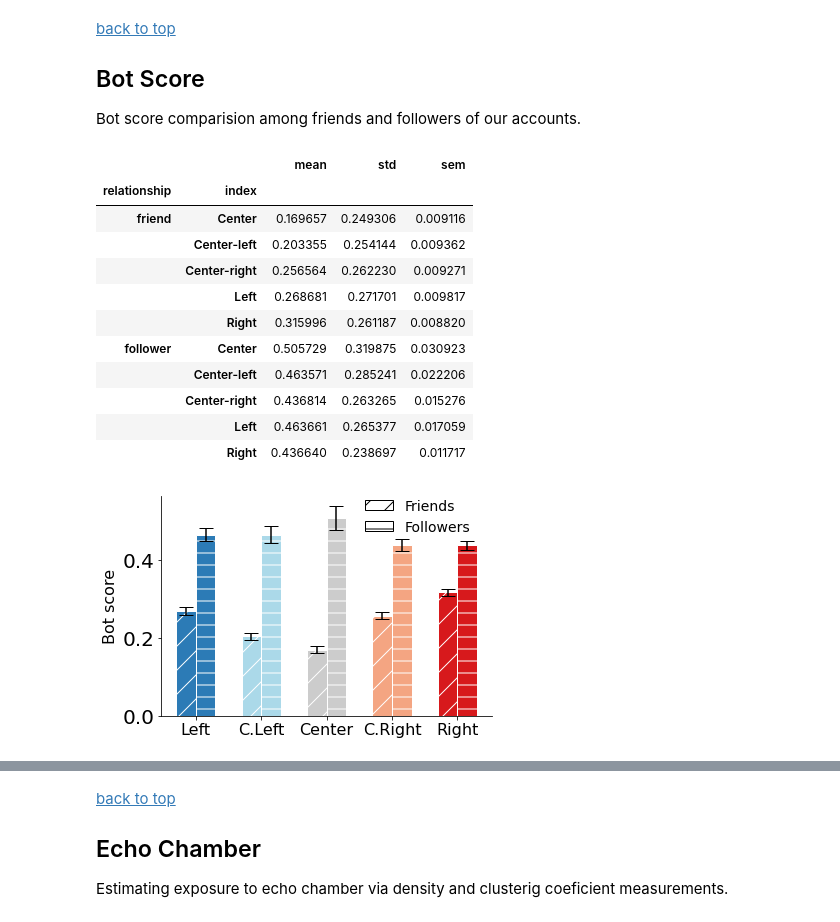
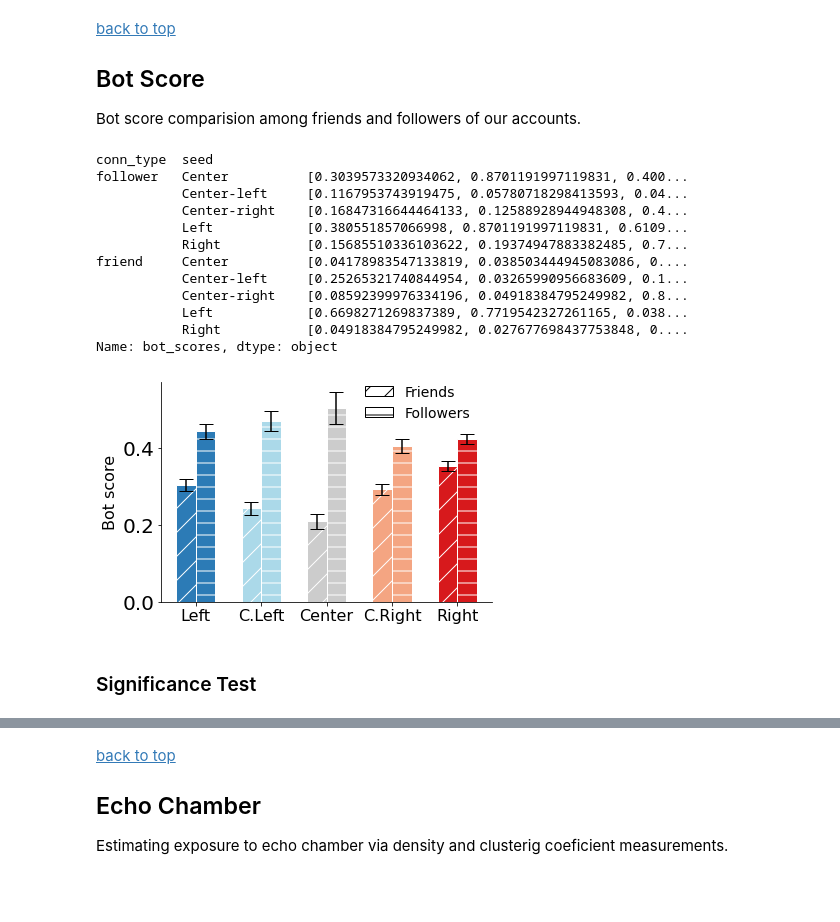
Before and after one commit to osome-iu/DrifterBot, a Jupyter notebook: exps/FinalPaperPlots.ipynb, the cells around one changed output, grey strips where cells are left out. Drawn from its saved outputs; the diff is of its cells as text; code cells hidden in the pictures; blank space fills up the shorter version.

```diff
--- a/exps/FinalPaperPlots.ipynb
+++ b/exps/FinalPaperPlots.ipynb
@@ -123,33 +78,36 @@ plt_helper.plotTwoBarsPlot(
 Bot score comparision among friends and followers of our accounts.
 # %%
 bot_score_summary = pd.read_csv(
-    os.path.join(DATA_PATH,"bot_score_summary.csv"),
+    os.path.join(DATA_PATH,"connections_seeds_unique_botscores.csv"),
     index_col=[0,1]
 )
+bot_score_summary = bot_score_summary.bot_scores.apply(eval)
 bot_score_summary
 # %% [output]
-|  |  | mean | std | sem |
-| relationship | index |  |  |  |
-| friend | Center | 0.169657 | 0.249306 | 0.009116 |
-|  | Center-left | 0.203355 | 0.254144 | 0.009362 |
-|  | Center-right | 0.256564 | 0.262230 | 0.009271 |
-|  | Left | 0.268681 | 0.271701 | 0.009817 |
-|  | Right | 0.315996 | 0.261187 | 0.008820 |
-| follower | Center | 0.505729 | 0.319875 | 0.030923 |
-|  | Center-left | 0.463571 | 0.285241 | 0.022206 |
-|  | Center-right | 0.436814 | 0.263265 | 0.015276 |
-|  | Left | 0.463661 | 0.265377 | 0.017059 |
-|  | Right | 0.436640 | 0.238697 | 0.011717 |
+conn_type  seed
+follower   Center          [0.3039573320934062, 0.8701191997119831, 0.400...
+           Center-left     [0.1167953743919475, 0.05780718298413593, 0.04...
+           Center-right    [0.16847316644464133, 0.12588928944948308, 0.4...
+           Left            [0.380551857066998, 0.8701191997119831, 0.6109...
+           Right           [0.15685510336103622, 0.19374947883382485, 0.7...
+friend     Center          [0.04178983547133819, 0.038503444945083086, 0....
+           Center-left     [0.25265321740844954, 0.03265990956683609, 0.1...
+           Center-right    [0.08592399976334196, 0.04918384795249982, 0.8...
+           Left            [0.6698271269837389, 0.7719542327261165, 0.038...
+           Right           [0.04918384795249982, 0.027677698437753848, 0....
+Name: bot_scores, dtype: object
 # %%
 plt_helper.plotTwoBarsPlot(
-    bars1 = bot_score_summary.loc[("friend")].loc[plt_helper.INIT_SEED_RENAME.values()]["mean"],
-    bars2 = bot_score_summary.loc[("follower")].loc[plt_helper.INIT_SEED_RENAME.values()]["mean"],
-    yer1 = bot_score_summary.loc[("friend")].loc[plt_helper.INIT_SEED_RENAME.values()]["sem"],
-    yer2 = bot_score_summary.loc[("follower")].loc[plt_helper.INIT_SEED_RENAME.values()]["sem"],
+    bars1 = bot_score_summary.loc[("friend")].loc[plt_helper.INIT_SEED_RENAME.values()].apply(lambda x: pd.Series(x).mean()),
+    bars2 = bot_score_summary.loc[("follower")].loc[plt_helper.INIT_SEED_RENAME.values()].apply(lambda x: pd.Series(x).mean()),
+    yer1 = bot_score_summary.loc[("friend")].loc[plt_helper.INIT_SEED_RENAME.values()].apply(lambda x: pd.Series(x).sem()),
+    yer2 = bot_score_summary.loc[("follower")].loc[plt_helper.INIT_SEED_RENAME.values()].apply(lambda x: pd.Series(x).sem()),
     colors = [plt_helper.ACCOUNT_COLORS[k] for k in plt_helper.INIT_SEED_RENAME.values()],
     xticks=['Left', 'C.Left', 'Center', 'C.Right', 'Right'],
     figname=os.path.join(OUTPUT_PATH,"connections_botscore-combined.pdf"),
     legend_loc=(.6,.8)
 );
 # %% [output]
-[figure, old version]
+[figure, new version]
+# %% [markdown]
+### Significance Test
```
Also changed, not shown: parts of 26 cells of this notebook, 18 other files.
